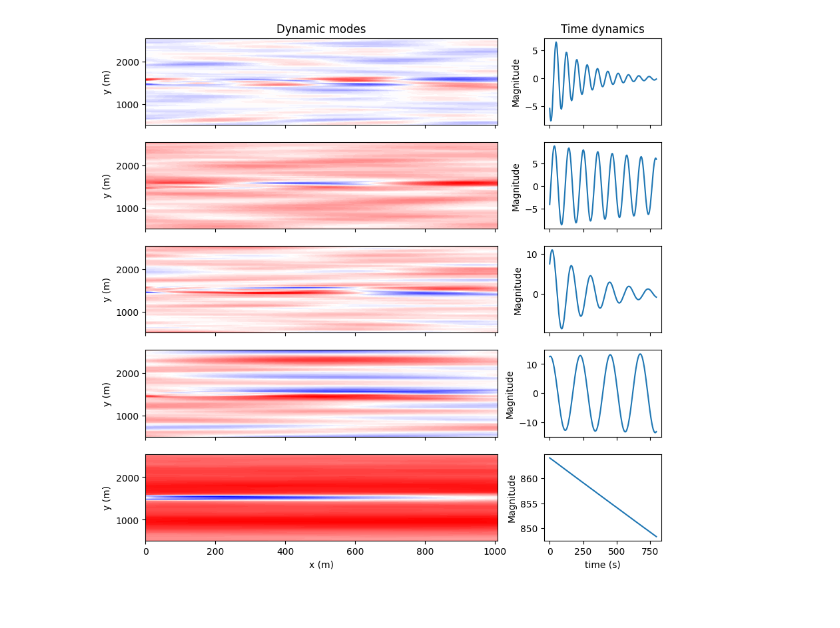
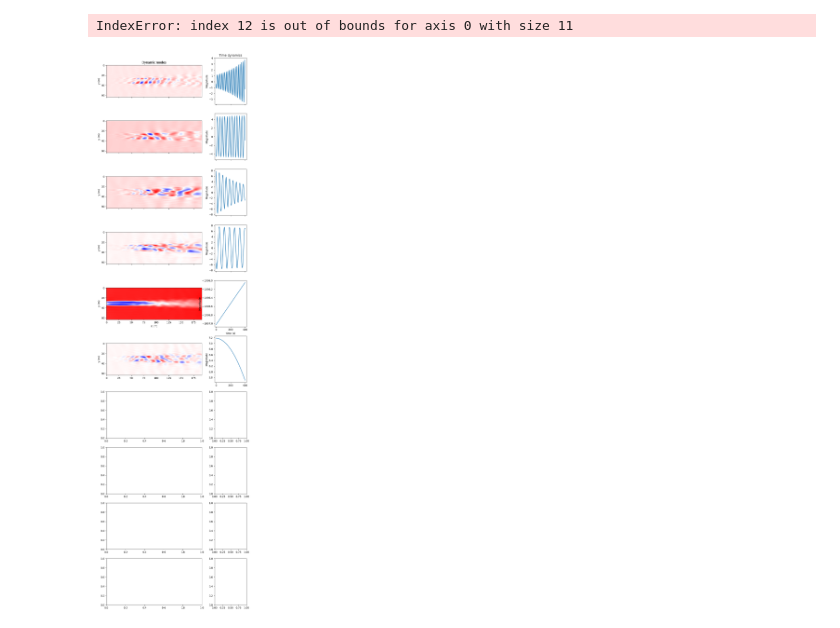
Before and after one commit to moulin1024/ANEMOI, a Jupyter notebook: postprocessing.ipynb, the cells around one changed output. Cells and saved outputs as stored; diff of their text form; code cells hidden in the pictures.

```diff
--- a/postprocessing.ipynb
+++ b/postprocessing.ipynb
@@ -10,11 +11,12 @@ from pydmd import DMD
 # %%
 f = h5py.File('job/7D-yaw0/output/7D-yaw0_flowfield.h5','r')
 U = f['u']
-U = U[:,64:,:]
+U = U[100:,64:,:]
 mean_U = np.mean(U,axis=0)
 # U = U - mean_U
 print(U.shape)
 
 plt.imshow(U[99,:,:].T)
+plt.colorbar()
 # plt.show()
 # %% [output]
@@ -66,7 +68,10 @@ anim.save('animation_xy_static.gif',writer='pillow', fps=50)
 # %%
-dmd = DMD(svd_rank=11)
+dmd = DMD(svd_rank=11, sorted_eigs='real')
+# dmd.fit(X)
 dmd.fit(U)
-reconstructed_data = dmd.reconstructed_data
-eig = dmd.eigs
+# reconstructed_data = dmd.reconstructed_data
+# eig = dmd.eigs
+# mode_data = dmd.modes.T
+# dyn = dmd.dynamics
 mode_data = dmd.modes.T
 dyn = dmd.dynamics
@@ -73,38 +88,39 @@ dyn = dmd.dynamics
 # %%
-dx = 16
+dx = 8
 dy = dx
-dt = 4
+dt = 2
 
-x = np.asarray(range(64))*dx
-y = np.asarray(range(128))*dy+512
+# x = np.asarray(range(192))*dx
+# y = np.asarray(range(64))*dy+512
 # print(x[100:])
 time_series = [t*dt for t in range(200)]
-fig,ax = plt.subplots(5,2,figsize=(10,10),dpi=100,gridspec_kw={'width_ratios': [3, 1]})
+fig,ax = plt.subplots(10,2,figsize=(10,40),dpi=100,gridspec_kw={'width_ratios': [3, 1]})
 ax[0,0].set_title('Dynamic modes')
 ax[0,1].set_title('Time dynamics')
-for i in range(5):
-    im = ax[i,0].contourf(x,y,np.real(np.reshape(mode_data[i*2,:],[U.shape[1],U.shape[2]]))[:,:].T,100,cmap='bwr')
-    plt.axis('scaled')
-    # im = ax[i,0].imshow(np.real(np.reshape(-mode_data[i*2+1,:],[U.shape[1],U.shape[2]]))[:,:].T,cmap='bwr')
+for i in range(10):
+    # im = ax[i,0].contourf(x,y,np.real(np.reshape(mode_data[i*2,:],[U.shape[1],U.shape[2]]))[:,:].T,100,cmap='bwr')
+    # plt.axis('scaled')
+    im = ax[i,0].imshow(np.real(np.reshape(-mode_data[i*2,:],[U.shape[1],U.shape[2]]))[:,:].T,cmap='bwr')
 
     # ax[i,0].set_colorbar()
     if (i==4):
         ax[i,0].set_xlabel('x (m)')
         ax[i,1].set_xlabel('time (s)')
     # if (i==2):
     ax[i,0].set_ylabel('y (m)')
     ax[i,1].set_ylabel('Magnitude')
     if (i<4):
         ax[i,0].get_xaxis().set_ticklabels([])
         ax[i,1].get_xaxis().set_ticklabels([])
     ax[i,1].plot(time_series,dyn.T[:,i*2])
     # ax[i,1].set_ylim([-40,40])
     # for j in range(8):
     #     yaw_angle = 0.0
     #     ax[i,0].plot([wt[j]-64*np.sin(yaw_angle)-8,wt[j]+64*np.sin(yaw_angle)-8],[1024+64*np.cos(yaw_angle)-8,1024-64*np.cos(yaw_angle)-8],'k')
     # plt.colorbar(im,ax=ax[i,0])
 # plt.colorbar()
 plt.show()
 # plt.savefig('DMD_static.png')
 # %% [output]
+IndexError: index 12 is out of bounds for axis 0 with size 11
-[figure, old version]
+[figure, new version]
```
Also changed, not shown: parts of 5 cells of this notebook, 2 other files.
